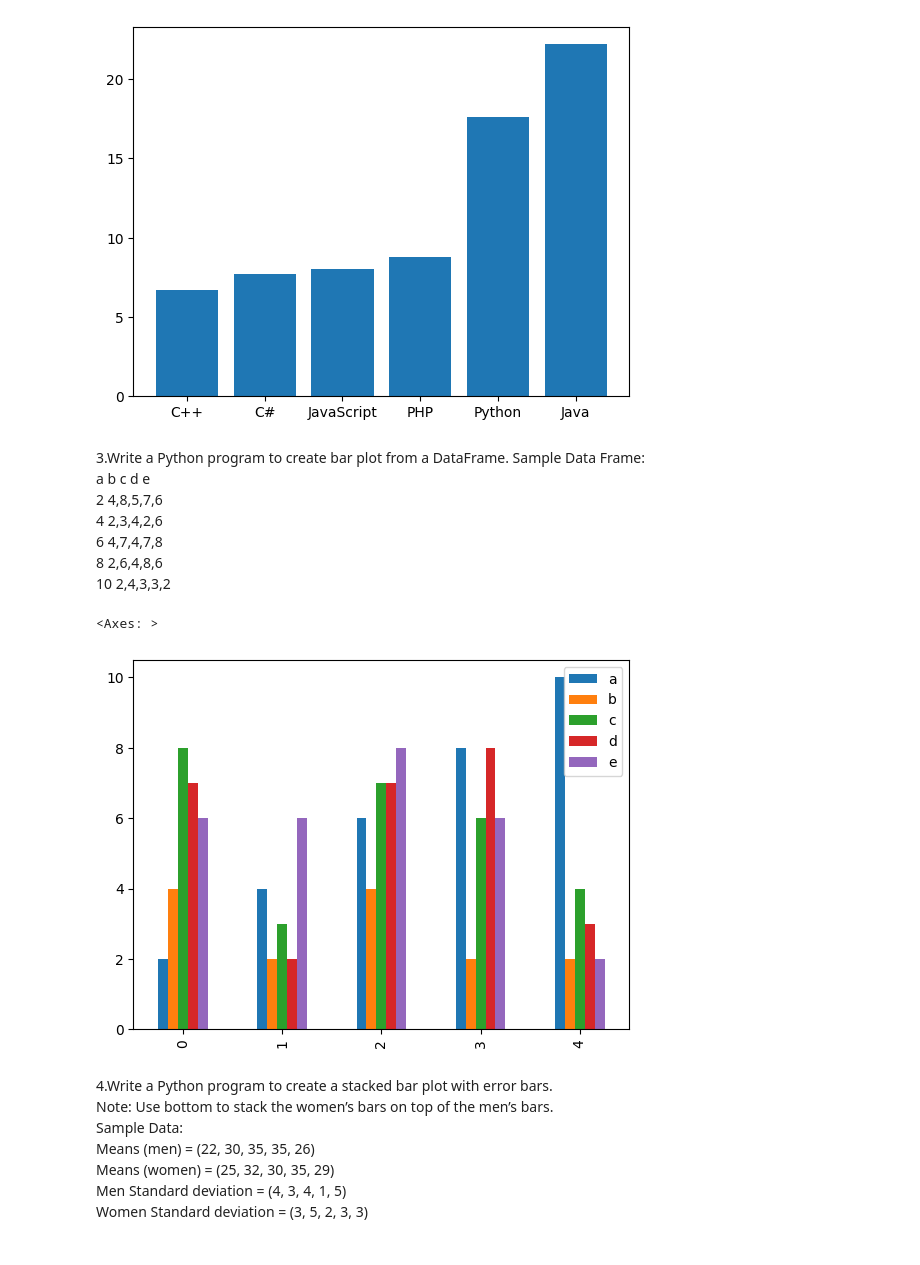
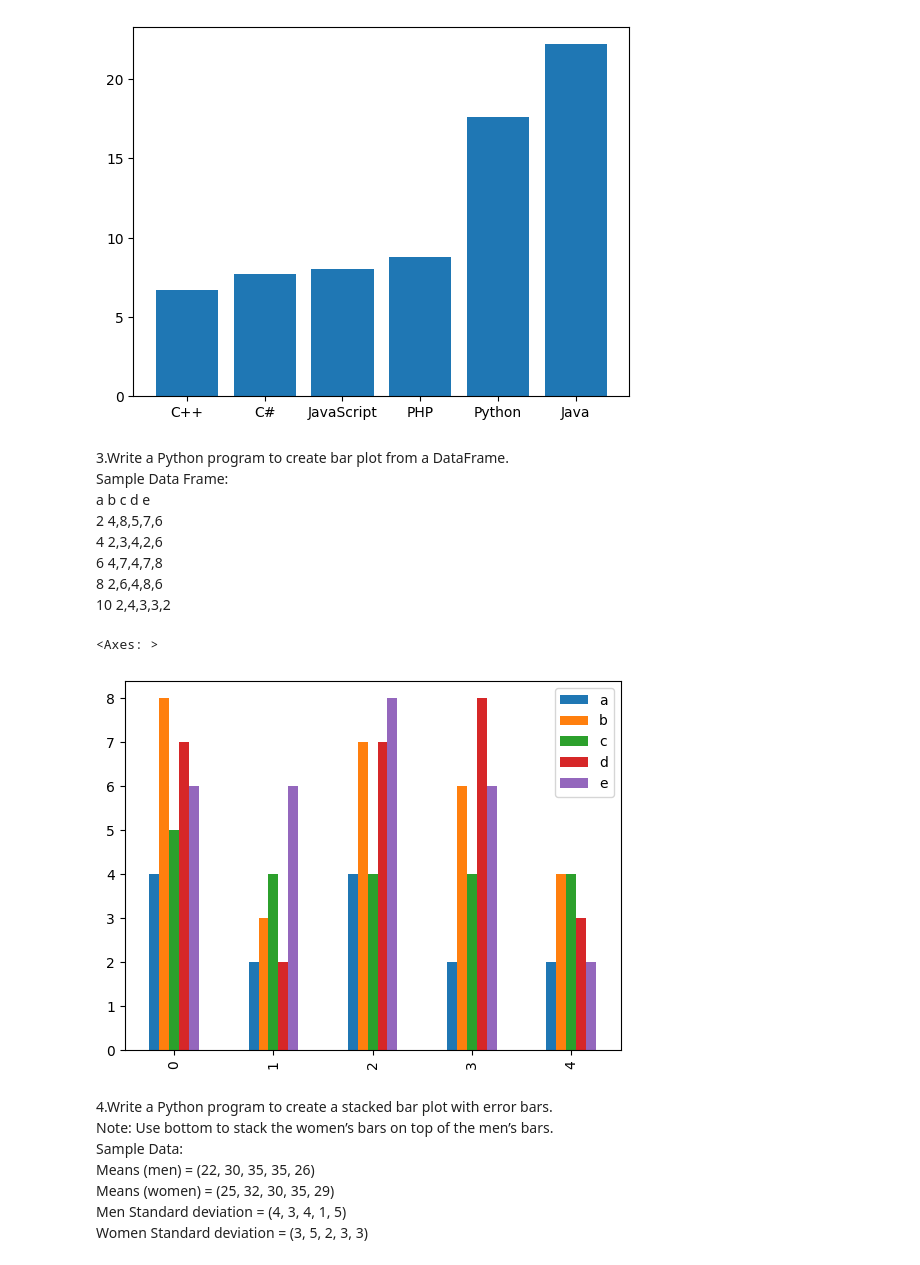
Before and after one commit to V-Adithya/DAV-Python, a Jupyter notebook: DAV Assignment-1.ipynb, the cells around one changed output. Saved outputs shown, nothing was run; the diff lists cells and outputs as text; code cells hidden in the pictures.

```diff
--- a/DAV Assignment-1.ipynb
+++ b/DAV Assignment-1.ipynb
@@ -42,8 +43,8 @@ plt.show()
 # %% [output]
 [figure]
 # %% [markdown]
-3.Write a Python program to create bar plot from a DataFrame. Sample Data
-Frame:\
+3.Write a Python program to create bar plot from a DataFrame. \
+Sample Data Frame:\
 a b c d e \
 2 4,8,5,7,6 \
 4 2,3,4,2,6 \
@@ -53,12 +54,13 @@ a b c d e \
 # %%
 import pandas as pd
 frame=pd.read_csv('frame.csv')
-DF={'a':[2,4,6,8,10],'b':[4,2,4,2,2],'c':[8,3,7,6,4],'d':[7,2,7,8,3],'e':[6,6,8,6,2]}
+#'x':[2,4,6,8,10]
+DF={'a':[4,2,4,2,2],'b':[8,3,7,6,4],'c':[5,4,4,4,4],'d':[7,2,7,8,3],'e':[6,6,8,6,2]}
 df=pd.DataFrame(DF)
 df.plot.bar()
 # %% [output]
 <Axes: >
-[figure, old version]
+[figure, new version]
 # %% [markdown]
 4.Write a Python program to create a stacked bar plot with error bars.\
 Note: Use bottom to stack the women’s bars on top of the men’s bars. \
```
Also changed, not shown: parts of 3 cells of this notebook.
